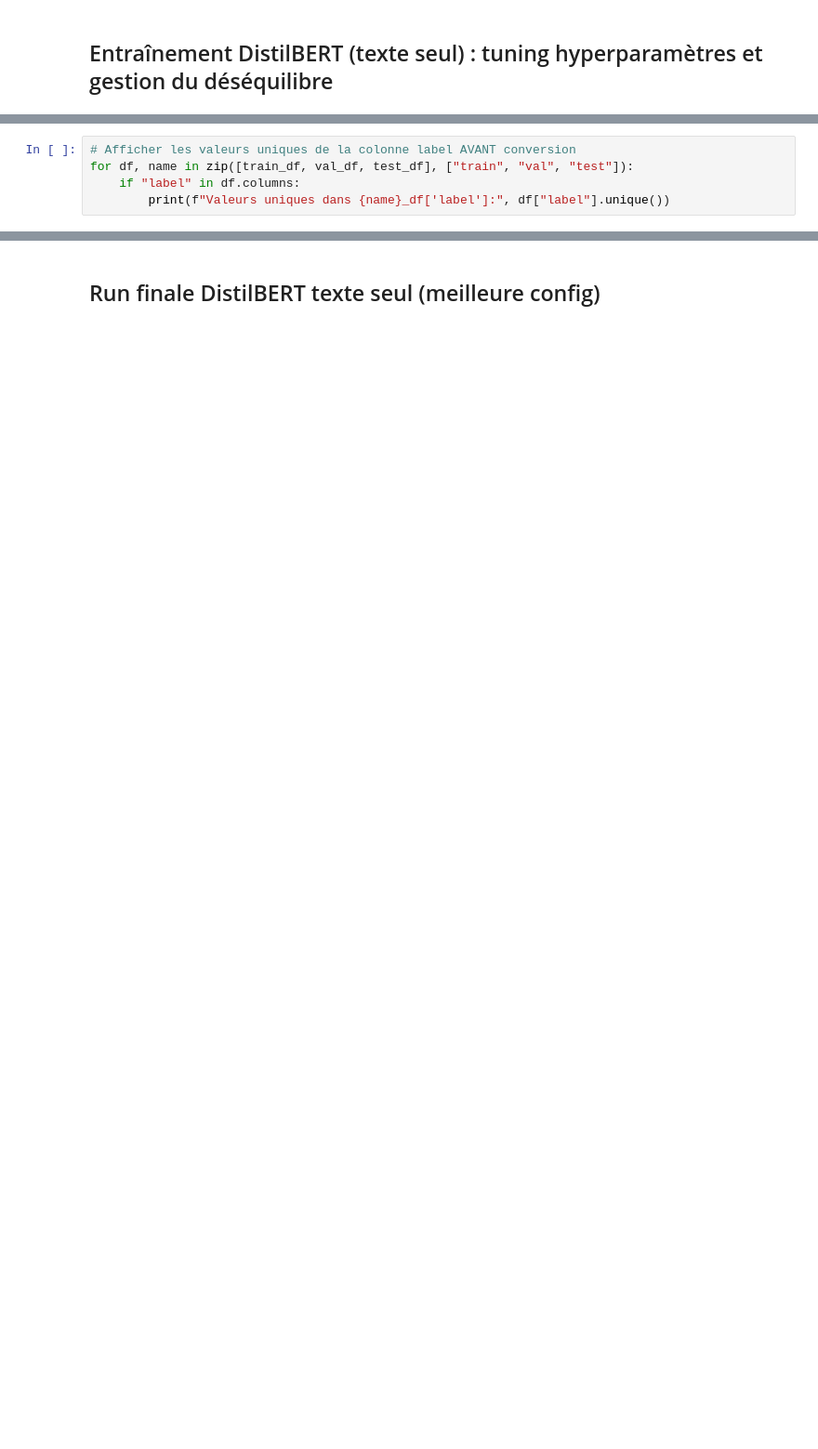
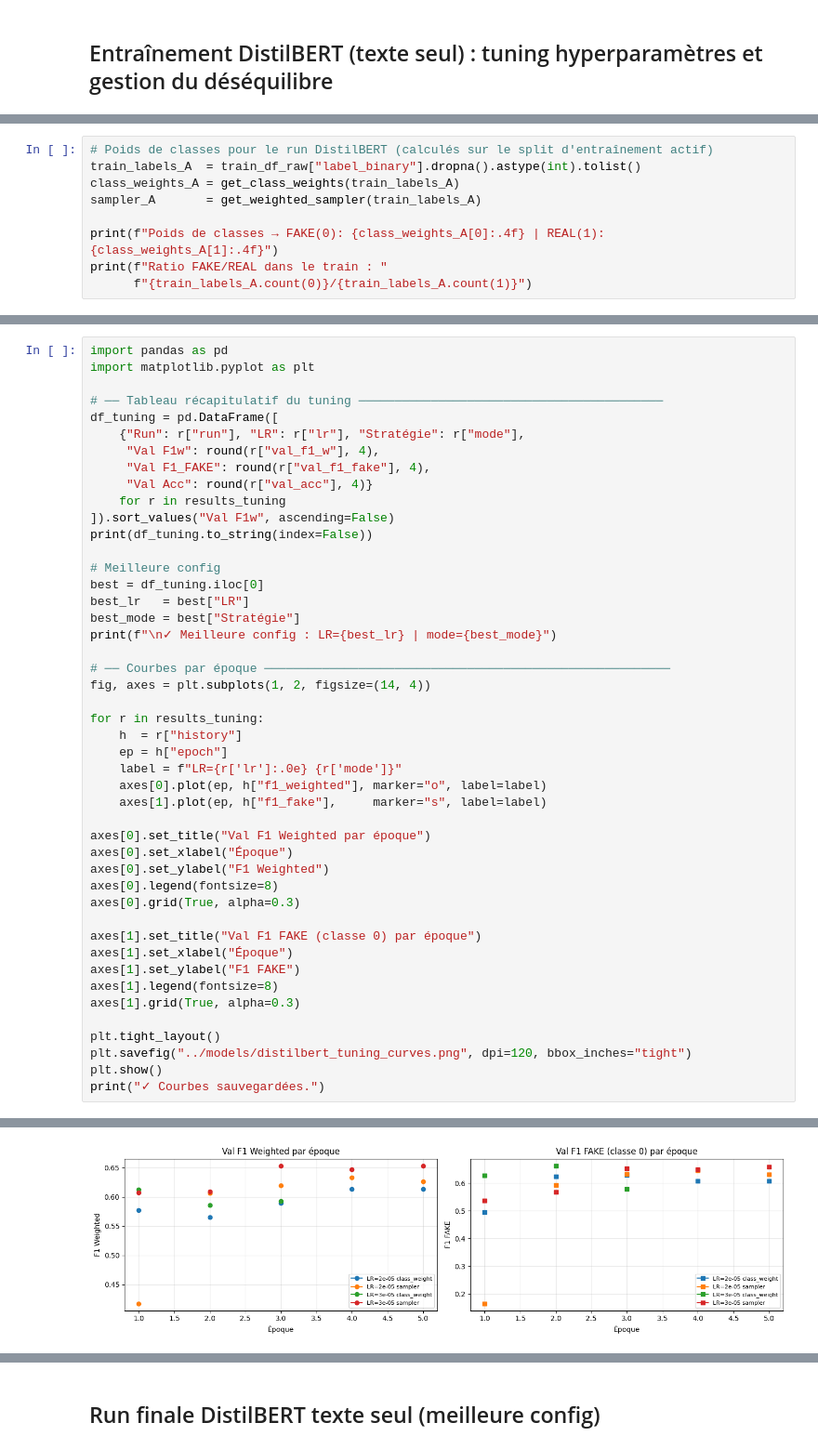
Before and after one commit to julessa/grp3_projet3_data, a Jupyter notebook: Franck/notebook/Modeles_Avances.ipynb, the cells around one changed output, grey strips where cells are left out. Shown at 93% size. Cells and saved outputs as stored; diff of their text form; blank space fills up the shorter version.

```diff
--- a/Franck/notebook/Modeles_Avances.ipynb
+++ b/Franck/notebook/Modeles_Avances.ipynb
@@ -251,5 +285,0 @@ ValueError: invalid literal for int() with base 10: 'barely-true'
-# %%
-# Afficher les valeurs uniques de la colonne label AVANT conversion
-for df, name in zip([train_df, val_df, test_df], ["train", "val", "test"]):
-    if "label" in df.columns:
-        print(f"Valeurs uniques dans {name}_df['label']:", df["label"].unique())
@@ -390,0 +377,9 @@ display(results_df.sort_values("f1w_val", ascending=False))
+# %%
+# Poids de classes pour le run DistilBERT (calculés sur le split d'entraînement actif)
+train_labels_A  = train_df_raw["label_binary"].dropna().astype(int).tolist()
+class_weights_A = get_class_weights(train_labels_A)
+sampler_A       = get_weighted_sampler(train_labels_A)
+
+print(f"Poids de classes → FAKE(0): {class_weights_A[0]:.4f} | REAL(1): {class_weights_A[1]:.4f}")
+print(f"Ratio FAKE/REAL dans le train : "
+      f"{train_labels_A.count(0)}/{train_labels_A.count(1)}")
@@ -390,0 +543,47 @@ display(results_df.sort_values("f1w_val", ascending=False))
+# %%
+import pandas as pd
+import matplotlib.pyplot as plt
+
+# ── Tableau récapitulatif du tuning ──────────────────────────────────────────
+df_tuning = pd.DataFrame([
+    {"Run": r["run"], "LR": r["lr"], "Stratégie": r["mode"],
+     "Val F1w": round(r["val_f1_w"], 4),
+     "Val F1_FAKE": round(r["val_f1_fake"], 4),
+     "Val Acc": round(r["val_acc"], 4)}
+    for r in results_tuning
+]).sort_values("Val F1w", ascending=False)
+print(df_tuning.to_string(index=False))
+
+# Meilleure config
+best = df_tuning.iloc[0]
+best_lr   = best["LR"]
+best_mode = best["Stratégie"]
+print(f"\n✓ Meilleure config : LR={best_lr} | mode={best_mode}")
+
+# ── Courbes par époque ────────────────────────────────────────────────────────
+fig, axes = plt.subplots(1, 2, figsize=(14, 4))
+
+for r in results_tuning:
+    h  = r["history"]
+    ep = h["epoch"]
+    label = f"LR={r['lr']:.0e} {r['mode']}"
+    axes[0].plot(ep, h["f1_weighted"], marker="o", label=label)
+    axes[1].plot(ep, h["f1_fake"],     marker="s", label=label)
+
+axes[0].set_title("Val F1 Weighted par époque")
+axes[0].set_xlabel("Époque")
+axes[0].set_ylabel("F1 Weighted")
+axes[0].legend(fontsize=8)
+axes[0].grid(True, alpha=0.3)
+
+axes[1].set_title("Val F1 FAKE (classe 0) par époque")
+axes[1].set_xlabel("Époque")
+axes[1].set_ylabel("F1 FAKE")
+axes[1].legend(fontsize=8)
+axes[1].grid(True, alpha=0.3)
+
+plt.tight_layout()
+plt.savefig("../models/distilbert_tuning_curves.png", dpi=120, bbox_inches="tight")
+plt.show()
+print("✓ Courbes sauvegardées.")
+# %% [output]
@@ -390,0 +597 @@ display(results_df.sort_values("f1w_val", ascending=False))
+[figure, added]
```
Also changed, not shown: parts of 32 cells of this notebook, 13 other files.
